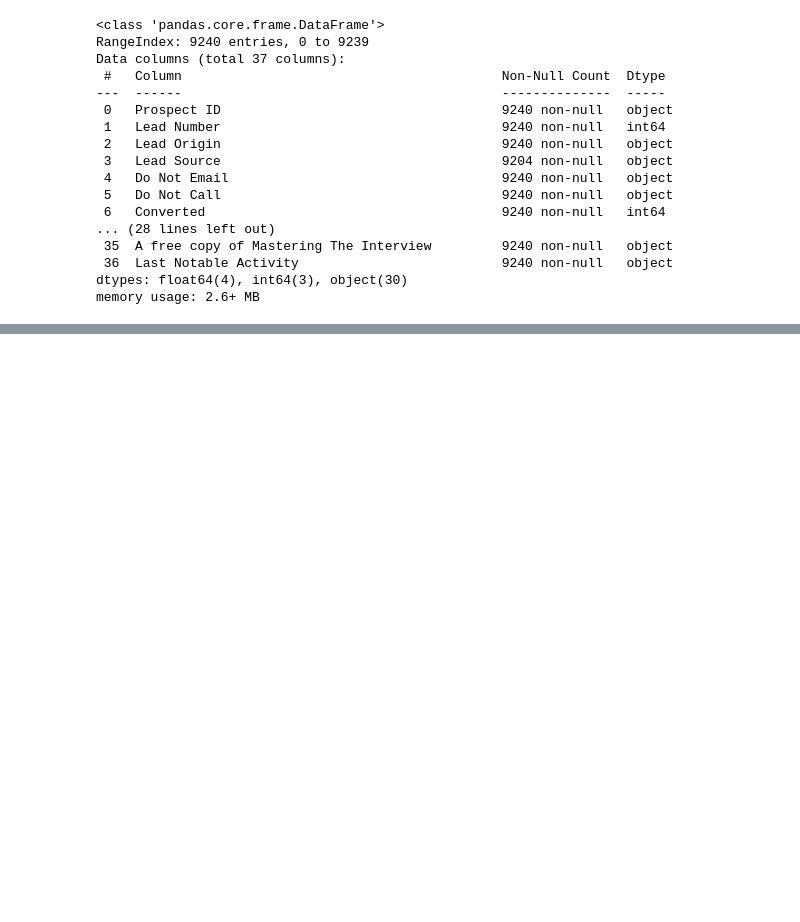
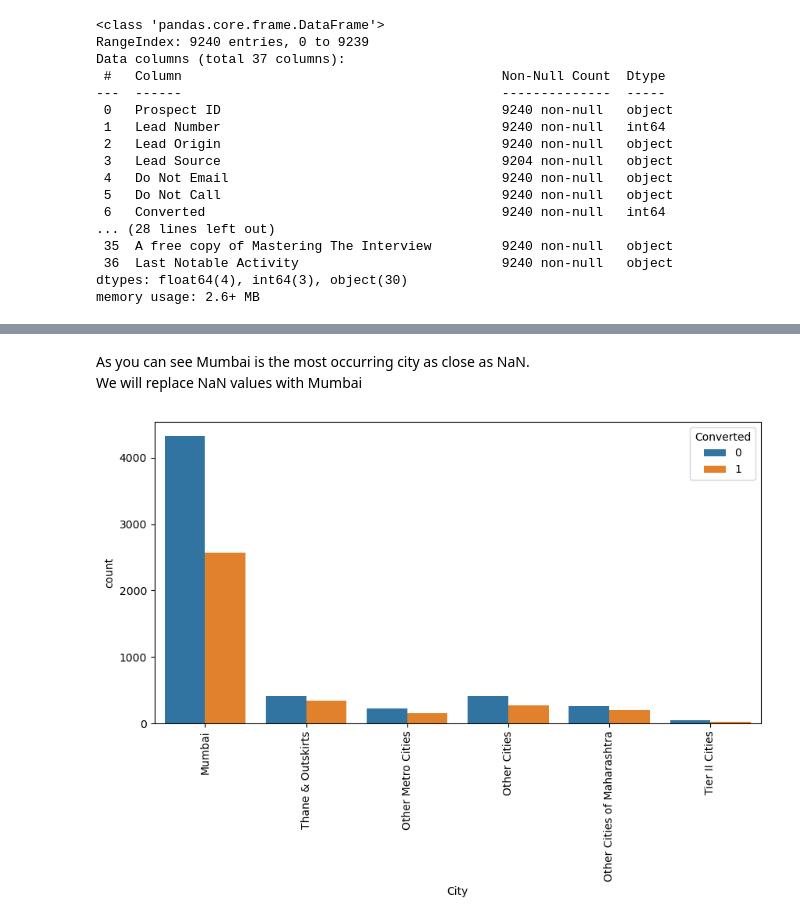
Before and after one commit to adityapotdar11/Lead-Score-Case-Study-X-Education, a Jupyter notebook: Lead-Score-Case-Study-X-Education.ipynb, the cells around one changed output, grey strips where cells are left out. Drawn from its saved outputs; the diff is of its cells as text; code cells hidden in the pictures; blank space fills up the shorter version.

```diff
--- a/Lead-Score-Case-Study-X-Education.ipynb
+++ b/Lead-Score-Case-Study-X-Education.ipynb
@@ -57,0 +191,4 @@ leads.describe()
+# %%
+# dropping Country column
+
+leads.drop(['Country'], axis = 1, inplace = True)
@@ -57,0 +209,14 @@ leads.describe()
+# %% [markdown]
+As you can see Mumbai is the most occurring city as close as NaN.<br/>
+We will replace NaN values with Mumbai
+# %%
+leads['City'] = leads['City'].replace(np.nan,'Mumbai')
+# %%
+# Plotting spread of City column after replacing NaN values
+
+plt.figure(figsize=(10,5))
+s1 = sns.countplot(x = "City", hue = "Converted", data=leads)
+s1.set_xticklabels(s1.get_xticklabels(),rotation=90)
+plt.show()
+# %% [output]
+[figure, added]
```
Also changed, not shown: parts of 189 cells of this notebook.
